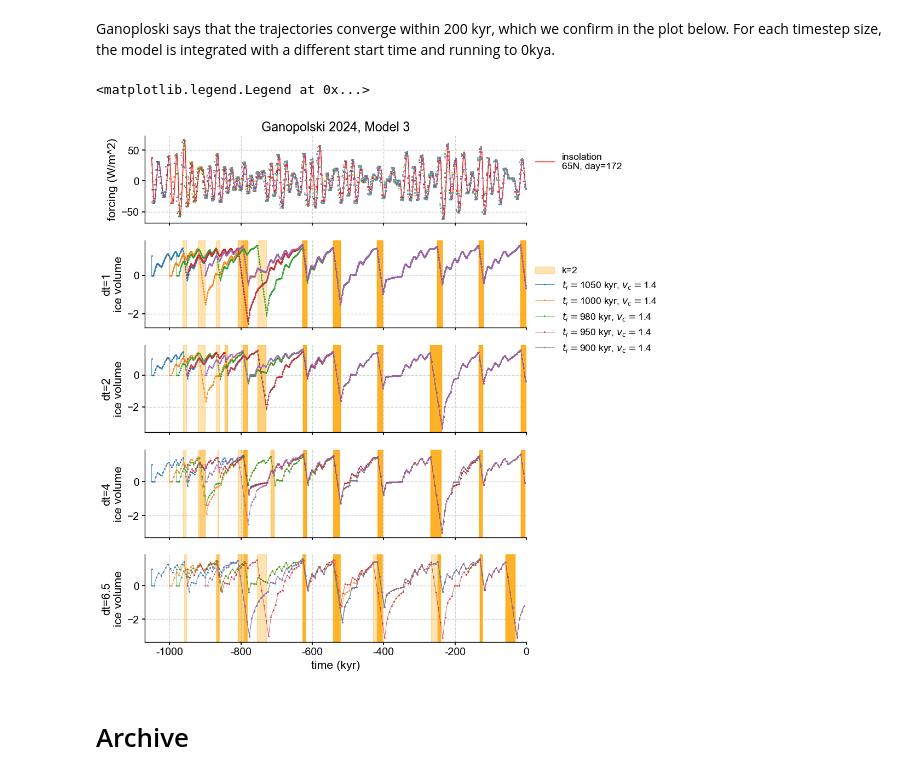
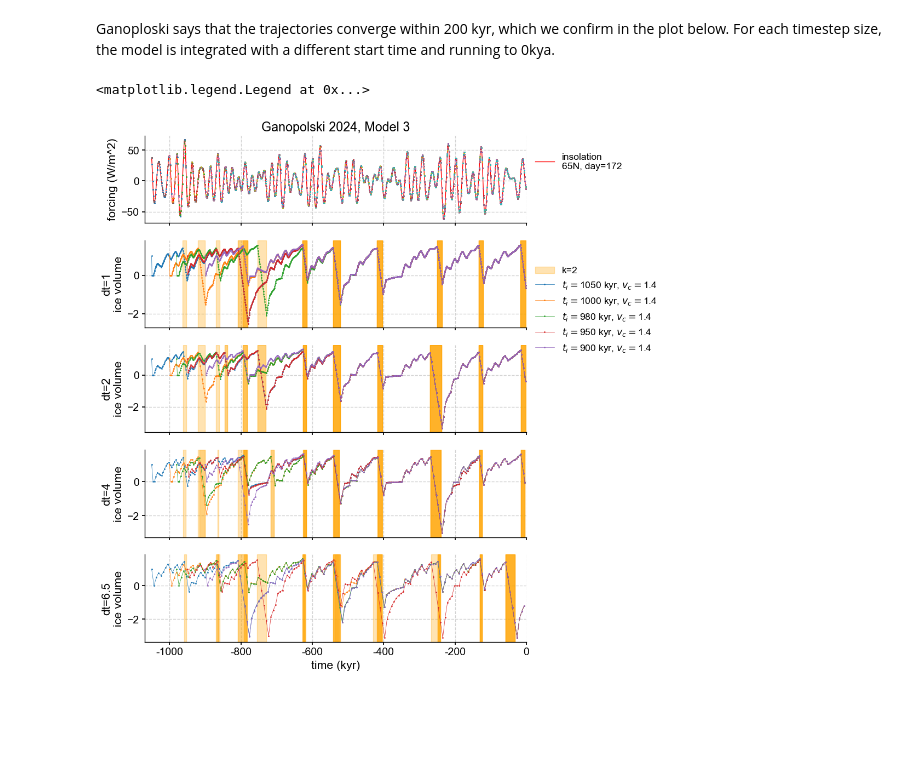
Before and after one commit to LinkedEarth/PaleoBeasts, a Jupyter notebook: notebooks/Ganopolski2024_demo.ipynb, the cells around one changed output. Drawn from its saved outputs; the diff is of its cells as text; code cells hidden in the pictures; blank space fills up the shorter version.

Commit message:
updated for utils changes

```diff
--- a/notebooks/Ganopolski2024_demo.ipynb
+++ b/notebooks/Ganopolski2024_demo.ipynb
@@ -180,7 +180,7 @@ for ik, dt in enumerate(delta_ts):
     if ik == 1:
         ax[ik + 1].legend(loc='upper left', bbox_to_anchor=(1, 2))
 
-    ax[0].plot(time[1:], model_forcing, linewidth=1, label='dt={}'.format(dt))
+    ax[0].plot(time, model_forcing, linewidth=1, label='dt={}'.format(dt))
 
     ax[0].set_ylabel('forcing (W/m^2)')
     ax[ik + 1].set_xticks(ticks)
@@ -201,4 +201,6 @@ ax[0].legend(loc='upper left', bbox_to_anchor=(1, .9))
 import os
 from pathlib import Path
 import pandas as pd
-proj_dir = Path(os.getcwd()).parent
+proj_dir = Path(os.getcwd())/'Users'/'jlanders'/'PycharmProjects'/'PaleoBeasts'
+current_notebook_path = %pwd
+print(os.listdir(proj_dir))
@@ -216,7 +220,7 @@ vc = 1.4 #critical ice volume
 model3_orb_root = g24.Model3(forcing=orb_forcing, var_name='ice volume', vc=vc, f1=f1, f2=f2, t1=t1, t2=t2)
 
 # Add derivative function to model based on forcing data
-dfdt = pb.utils.utilities.make_derivative_func(method='numpy', derivative=None, data=orb_forcing.data, time=orb_forcing.time)
+dfdt = pb.utils.func.make_derivative_func(method='numpy', derivative=None, data=orb_forcing.data, time=orb_forcing.time)
 model3_orb_root.dfdt = dfdt
 # %% [markdown]
 Ganoploski says that the trajectories converge within 200 kyr, which we confirm in the plot below. For each timestep size, the model is integrated with a different start time and running to 0kya.
@@ -284,34 +288,32 @@ for ik, dt in enumerate(delta_ts):
         model_forcing = model_sol.diagnostic_variables['insolation']
         # model_sol.forcing.get_forcing(model_sol.time_util(time))
         label=', '.join([r'$t_i=$'+str(length)+' kyr',r'$v_c=$'+str(model_sol.vc)])
 
         if len(intervals)>0:
             for im, interval in enumerate(intervals):
                 if im==0:
                     if ip==0:
                         k2label='k=2'
                 else:
                     k2label=None
                 ax[ik+1].axvspan(interval[0], interval[1], color='orange', alpha=0.3, label=k2label)
         ax[ik+1].plot(time, model_sol_y, linewidth=.5, marker='o', markersize=1, label=label)
 
         if ik == 1:
             ax[ik+1].legend(loc='upper left', bbox_to_anchor=(1,2))
 
-        ax[0].scatter(time[:-1], model_forcing, s=1)#, label='dt={}'.format(dt))
+        ax[0].scatter(time, model_forcing, s=1)#, label='dt={}'.format(dt))
 
     ax[0].set_ylabel('forcing (W/m^2)')
     ax[ik+1].set_xticks(ticks)
     ax[ik+1].set_ylabel('\n'.join(['dt={}'.format(dt),model_sol.variable_name]))
 
 ax[-1].set_xlim(time_axis_limits)
 ax[-1].set_xticklabels(tick_labels)
 ax[-1].set_xlabel('time (kyr)')
 ax[0].set_title('Ganopolski 2024, Model 3')
 ax[0].legend(loc = 'upper left', bbox_to_anchor=(1,.9))
 # plt.savefig('figures/g24_model3_euler_vc1p47.png')
 # %% [output]
 <matplotlib.legend.Legend at 0x...>
-[figure, old version]
+[figure, new version]
-# %% [markdown]
-# Archive
```
Also changed, not shown: parts of 3 cells of this notebook, 1 other file.
